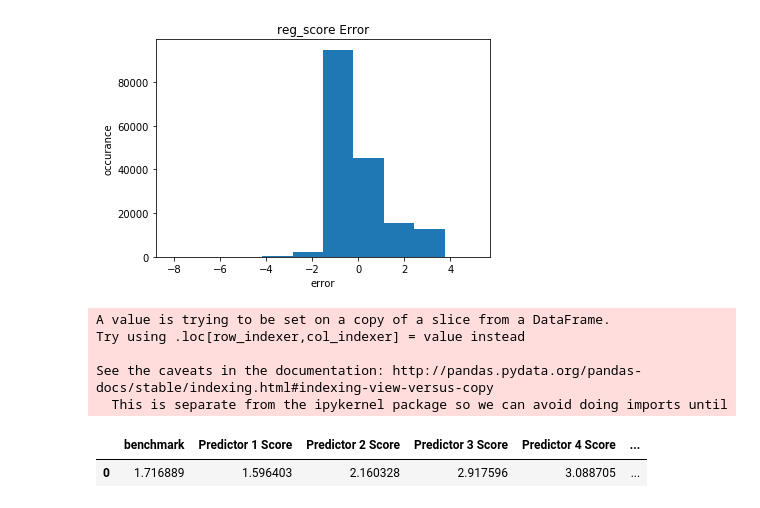
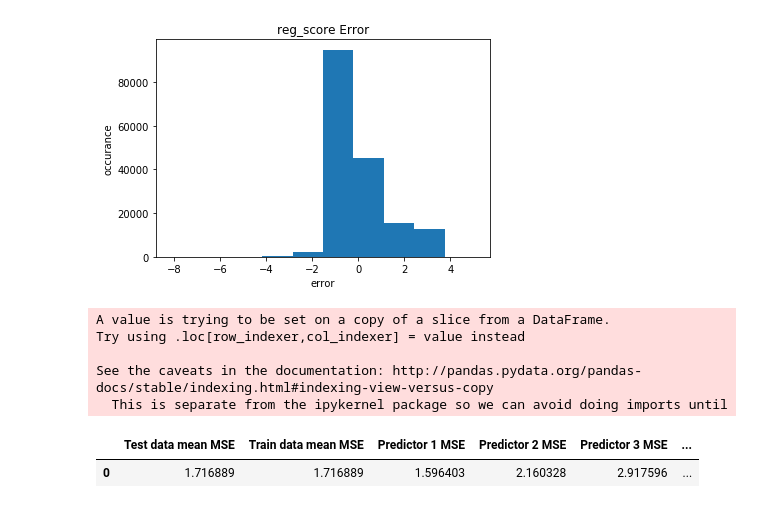
Before and after one commit to NgCalvin/BigDataProject, a Jupyter notebook: notebooks/result_summary.ipynb, the cells around one changed output. Cells and saved outputs as stored; diff of their text form; code cells hidden in the pictures.

```diff
--- a/notebooks/result_summary.ipynb
+++ b/notebooks/result_summary.ipynb
@@ -45,25 +45,40 @@ See the caveats in the documentation: http://pandas.pydata.org/pandas-docs/stabl
 # %%
 # mean sq error
 for col in predictor_col:
     df_stat[col] = df_stat[col] ** 2
 mean_sq_error = df_stat[predictor_col].sum() / df_stat['Score'].size
 
 
-
+#### benchmark - mean square error of test data mean
 benchmark =  df['Score'] - df['Score'].mean()
 benchmark = benchmark ** 2
 benchmark = benchmark.sum() / benchmark.size
 
+#### benchmark - mean square error of train data mean
+input_file = 'preprocessed_70'
+df_train = pd.read_csv('preprocessed_70.csv')
+train_mean = df_train['Score'].mean()
 
-summary = pd.DataFrame([benchmark], columns = ['benchmark'])
-dummy = pd.DataFrame([mean_sq_error], columns = predictor_col)
+# using train mean
+benchmark2 = df['Score'] - train_mean
+benchmark2= benchmark2 ** 2
+benchmark2 = benchmark2.sum() / benchmark2.size
+
+
+# summary
+summary = pd.DataFrame([benchmark], columns = ['Test data mean MSE'])
+dummy = pd.DataFrame([benchmark2], columns = ['Train data mean MSE'])
+summary = summary.join(dummy)
+dummy = pd.DataFrame([mean_sq_error], columns = [predictor_col])
+predictor_col_MSE =  [x.replace('Score','')+' MSE' for x in predictor_col]
+dummy.columns = predictor_col_MSE
 summary = summary.join(dummy)
 summary
 # %% [output]
 A value is trying to be set on a copy of a slice from a DataFrame.
 Try using .loc[row_indexer,col_indexer] = value instead
 
 See the caveats in the documentation: http://pandas.pydata.org/pandas-docs/stable/indexing.html#indexing-view-versus-copy
   This is separate from the ipykernel package so we can avoid doing imports until
-|  | benchmark | Predictor 1 Score | Predictor 2 Score | Predictor 3 Score | Predictor 4 Score | ... |
-| 0 | 1.716889 | 1.596403 | 2.160328 | 2.917596 | 3.088705 | ... |
+|  | Test data mean MSE | Train data mean MSE | Predictor 1 MSE | Predictor 2 MSE | Predictor 3 MSE | ... |
+| 0 | 1.716889 | 1.716889 | 1.596403 | 2.160328 | 2.917596 | ... |
```
Also changed, not shown: 1 other file.
